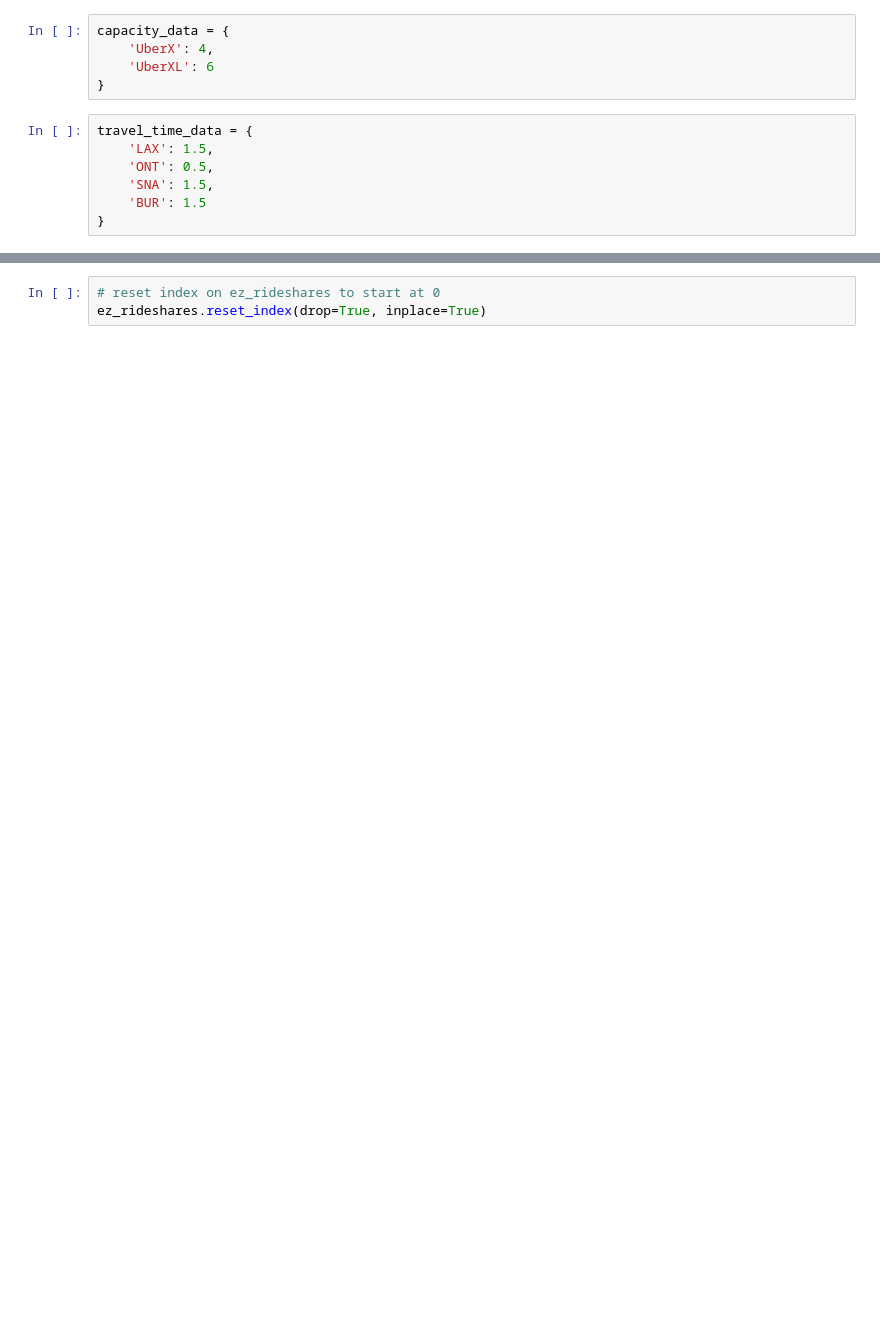
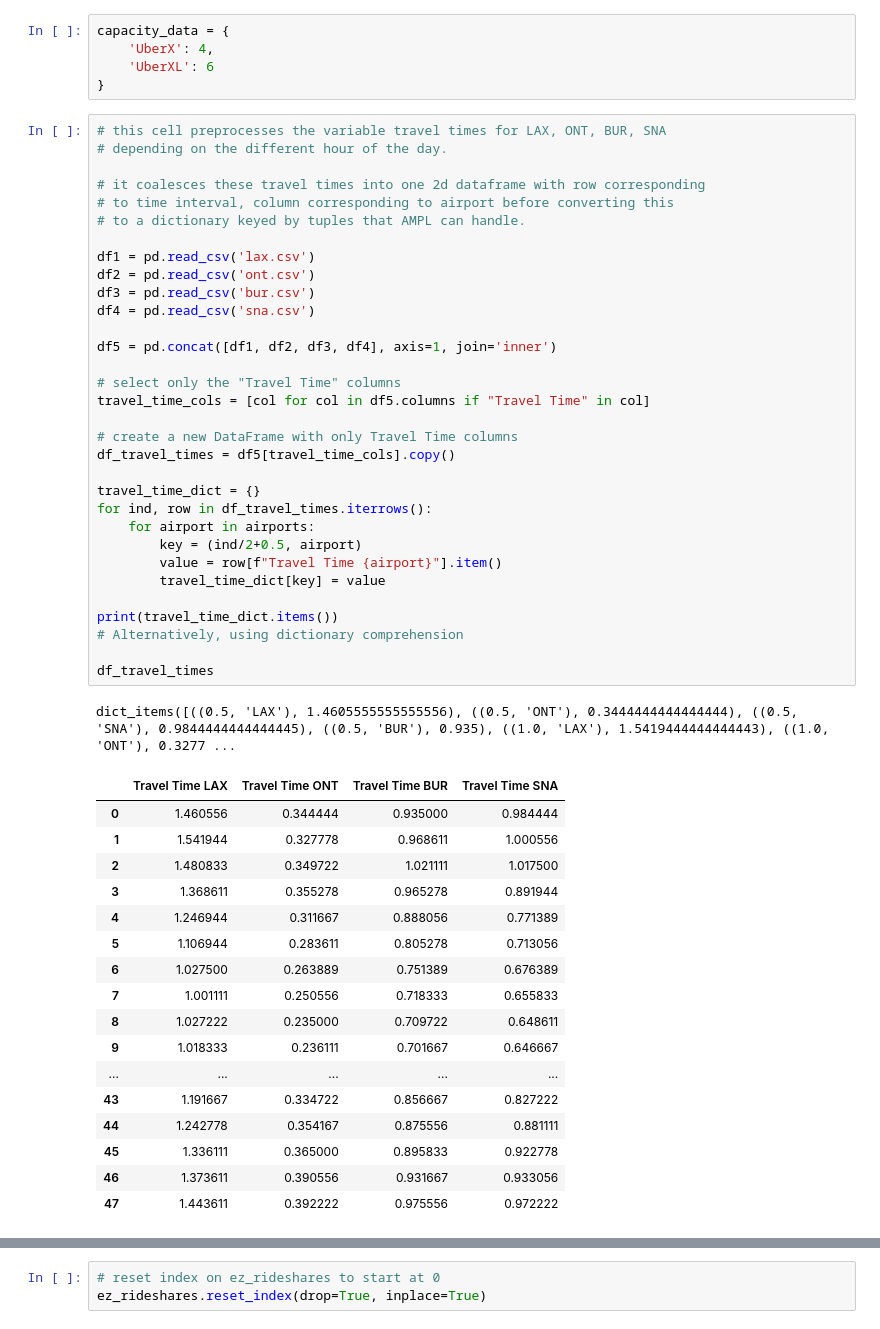
Before and after one commit to markying02/rideshare-project, a Jupyter notebook: model1.ipynb, the cells around one changed output, grey strips where cells are left out. Cells and saved outputs as stored; diff of their text form; blank space fills up the shorter version.

```diff
--- a/model1.ipynb
+++ b/model1.ipynb
@@ -20,12 +38,56 @@ capacity_data = {
     'UberX': 4,
     'UberXL': 6
 }
-# %%
-travel_time_data = {
-    'LAX': 1.5,
-    'ONT': 0.5,
-    'SNA': 1.5,
-    'BUR': 1.5
-}
+# %%
+# this cell preprocesses the variable travel times for LAX, ONT, BUR, SNA
+# depending on the different hour of the day.
+
+# it coalesces these travel times into one 2d dataframe with row corresponding
+# to time interval, column corresponding to airport before converting this
+# to a dictionary keyed by tuples that AMPL can handle.
+
+df1 = pd.read_csv('lax.csv')
+df2 = pd.read_csv('ont.csv')
+df3 = pd.read_csv('bur.csv')
+df4 = pd.read_csv('sna.csv')
+
+df5 = pd.concat([df1, df2, df3, df4], axis=1, join='inner')
+
+# select only the "Travel Time" columns
+travel_time_cols = [col for col in df5.columns if "Travel Time" in col]
+
+# create a new DataFrame with only Travel Time columns
+df_travel_times = df5[travel_time_cols].copy()
+
+travel_time_dict = {}
+for ind, row in df_travel_times.iterrows():
+    for airport in airports:
+        key = (ind/2+0.5, airport)
+        value = row[f"Travel Time {airport}"].item()
+        travel_time_dict[key] = value
+
+print(travel_time_dict.items())
+# Alternatively, using dictionary comprehension
+
+df_travel_times
+# %% [output]
+dict_items([((0.5, 'LAX'), 1.4605555555555556), ((0.5, 'ONT'), 0.3444444444444444), ((0.5, 'SNA'), 0.9844444444444445), ((0.5, 'BUR'), 0.935), ((1.0, 'LAX'), 1.5419444444444443), ((1.0, 'ONT'), 0.3277 ...
+|  | Travel Time LAX | Travel Time ONT | Travel Time BUR | Travel Time SNA |
+| 0 | 1.460556 | 0.344444 | 0.935000 | 0.984444 |
+| 1 | 1.541944 | 0.327778 | 0.968611 | 1.000556 |
+| 2 | 1.480833 | 0.349722 | 1.021111 | 1.017500 |
+| 3 | 1.368611 | 0.355278 | 0.965278 | 0.891944 |
+| 4 | 1.246944 | 0.311667 | 0.888056 | 0.771389 |
+| 5 | 1.106944 | 0.283611 | 0.805278 | 0.713056 |
+| 6 | 1.027500 | 0.263889 | 0.751389 | 0.676389 |
+| 7 | 1.001111 | 0.250556 | 0.718333 | 0.655833 |
+| 8 | 1.027222 | 0.235000 | 0.709722 | 0.648611 |
+| 9 | 1.018333 | 0.236111 | 0.701667 | 0.646667 |
+| ... | ... | ... | ... | ... |
+| 43 | 1.191667 | 0.334722 | 0.856667 | 0.827222 |
+| 44 | 1.242778 | 0.354167 | 0.875556 | 0.881111 |
+| 45 | 1.336111 | 0.365000 | 0.895833 | 0.922778 |
+| 46 | 1.373611 | 0.390556 | 0.931667 | 0.933056 |
+| 47 | 1.443611 | 0.392222 | 0.975556 | 0.972222 |
 # %%
 pricing_multiplier = [1.00, 1.02, 1.02, 1.03, 1.03, 0.99, 1.04, 1.03, 1.03, 1.08, 1.08, 1.14, 1.14, 1.19, 1.19, 1.20, 1.20, 1.30, 1.14, 1.10, 1.13, 1.12, 1.15, 1.17, 1.16, 1.17, 1.17, 1.20, 1.20, 1.19, 1.23, 1.22, 1.26, 1.24, 1.27, 1.25, 1.25, 1.18, 1.18, 1.19, 1.19, 1.17, 1.08, 1.12, 1.12, 1.07, 1.07, 1.00 ]
```
Also changed, not shown: parts of 12 cells of this notebook, 5 other files.
